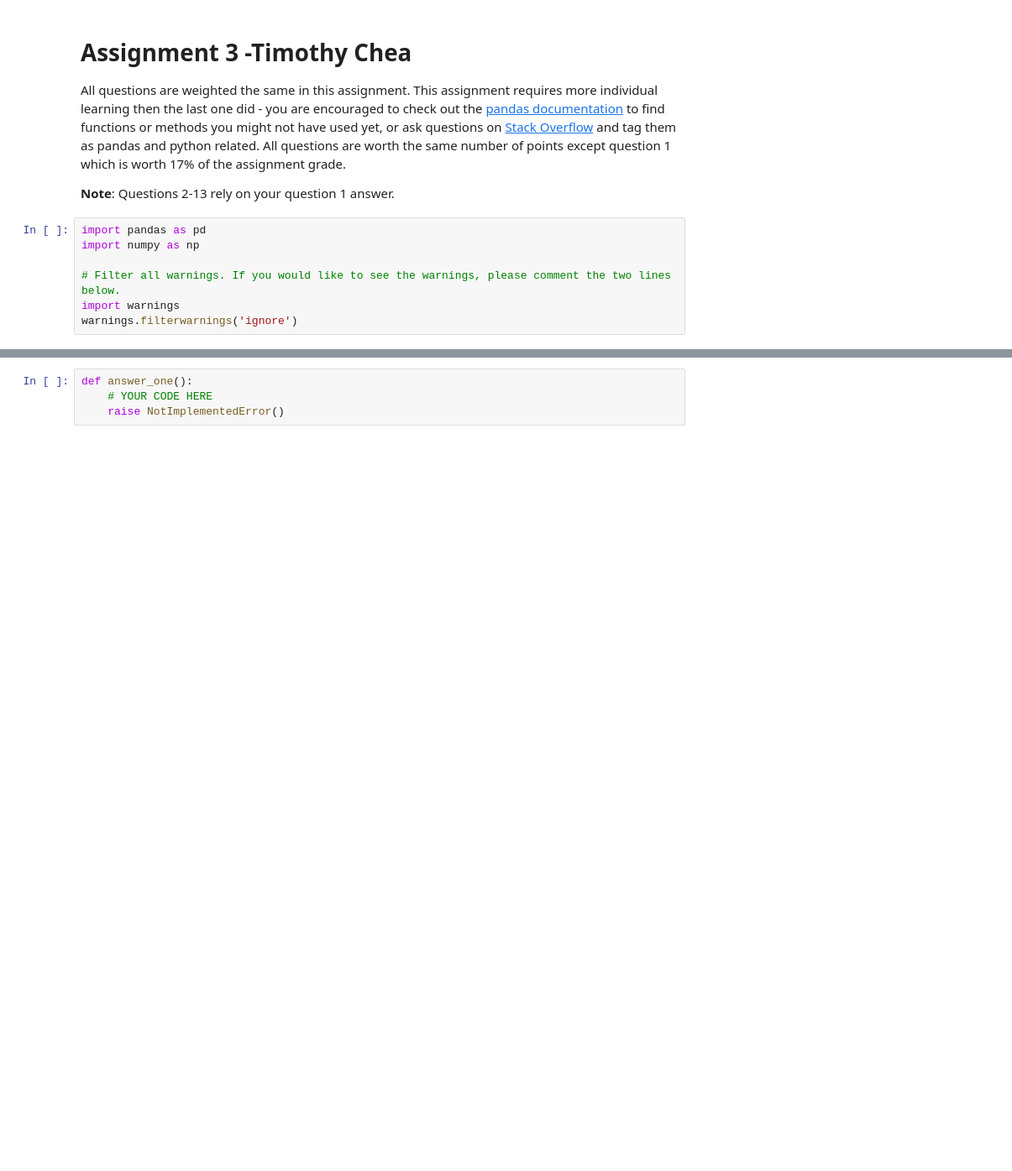
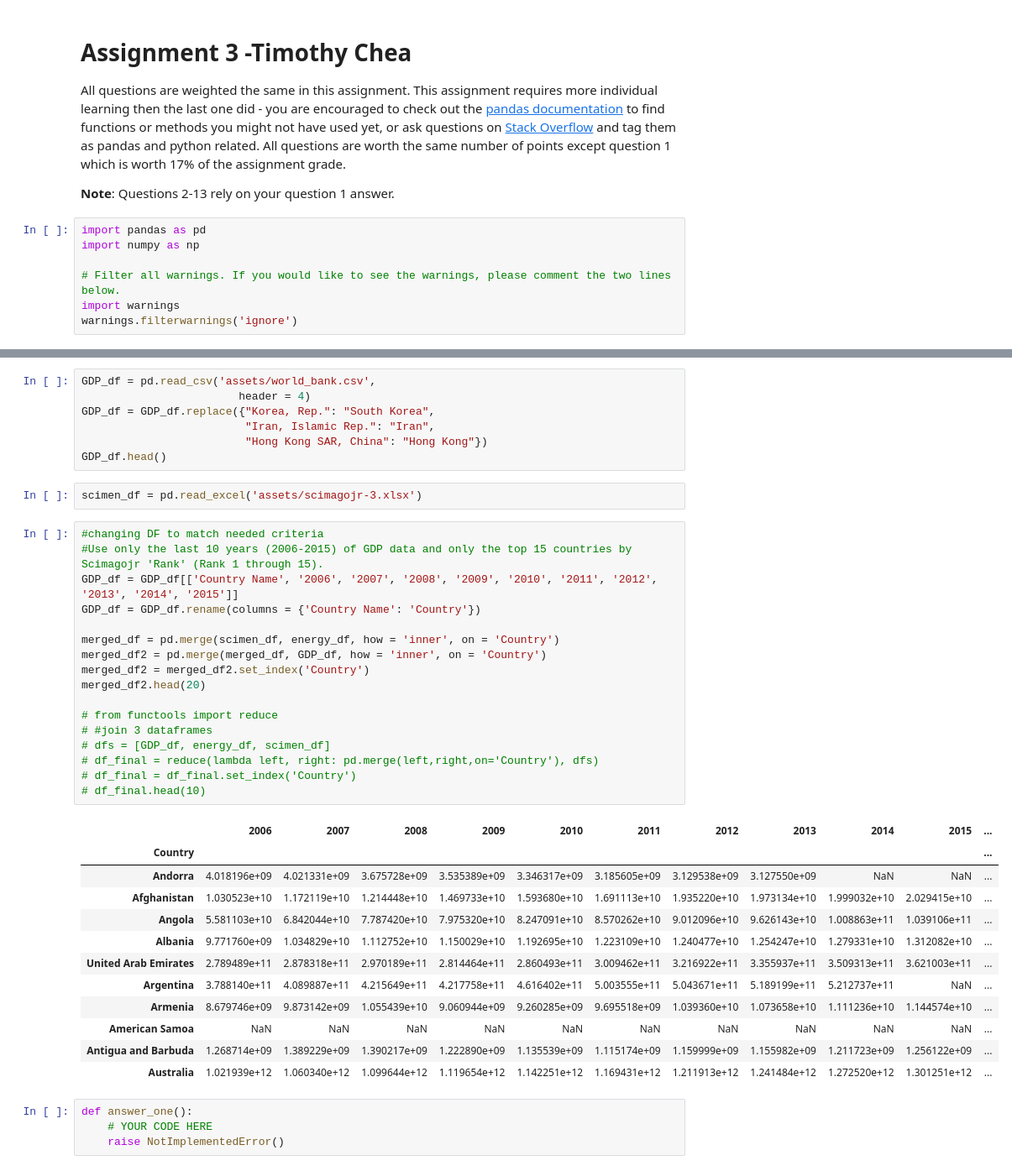
Before and after one commit to timbosan/Python2, a Jupyter notebook: HW/assignment3.ipynb, the cells around one changed output, grey strips where cells are left out. Shown at 84% size. Cells and saved outputs as stored; diff of their text form; blank space fills up the shorter version.

```diff
--- a/HW/assignment3.ipynb
+++ b/HW/assignment3.ipynb
@@ -50,3 +77,42 @@ The index of this DataFrame should be the name of the country, and the columns s
+# %%
+GDP_df = pd.read_csv('assets/world_bank.csv',
+                        header = 4)
+GDP_df = GDP_df.replace({"Korea, Rep.": "South Korea",
+                         "Iran, Islamic Rep.": "Iran",
+                         "Hong Kong SAR, China": "Hong Kong"})
+GDP_df.head()
+# %%
+scimen_df = pd.read_excel('assets/scimagojr-3.xlsx')
+# %%
+#changing DF to match needed criteria
+#Use only the last 10 years (2006-2015) of GDP data and only the top 15 countries by Scimagojr 'Rank' (Rank 1 through 15).
+GDP_df = GDP_df[['Country Name', '2006', '2007', '2008', '2009', '2010', '2011', '2012', '2013', '2014', '2015']]
+GDP_df = GDP_df.rename(columns = {'Country Name': 'Country'})
+
+merged_df = pd.merge(scimen_df, energy_df, how = 'inner', on = 'Country')
+merged_df2 = pd.merge(merged_df, GDP_df, how = 'inner', on = 'Country')
+merged_df2 = merged_df2.set_index('Country')
+merged_df2.head(20)
+
+# from functools import reduce
+# #join 3 dataframes
+# dfs = [GDP_df, energy_df, scimen_df]
+# df_final = reduce(lambda left, right: pd.merge(left,right,on='Country'), dfs)
+# df_final = df_final.set_index('Country')
+# df_final.head(10)
+# %% [output]
+|  | 2006 | 2007 | 2008 | 2009 | 2010 | 2011 | 2012 | 2013 | 2014 | 2015 | ... |
+| Country |  |  |  |  |  |  |  |  |  |  | ... |
+| Andorra | 4.018196e+09 | 4.021331e+09 | 3.675728e+09 | 3.535389e+09 | 3.346317e+09 | 3.185605e+09 | 3.129538e+09 | 3.127550e+09 | NaN | NaN | ... |
+| Afghanistan | 1.030523e+10 | 1.172119e+10 | 1.214448e+10 | 1.469733e+10 | 1.593680e+10 | 1.691113e+10 | 1.935220e+10 | 1.973134e+10 | 1.999032e+10 | 2.029415e+10 | ... |
+| Angola | 5.581103e+10 | 6.842044e+10 | 7.787420e+10 | 7.975320e+10 | 8.247091e+10 | 8.570262e+10 | 9.012096e+10 | 9.626143e+10 | 1.008863e+11 | 1.039106e+11 | ... |
+| Albania | 9.771760e+09 | 1.034829e+10 | 1.112752e+10 | 1.150029e+10 | 1.192695e+10 | 1.223109e+10 | 1.240477e+10 | 1.254247e+10 | 1.279331e+10 | 1.312082e+10 | ... |
+| United Arab Emirates | 2.789489e+11 | 2.878318e+11 | 2.970189e+11 | 2.814464e+11 | 2.860493e+11 | 3.009462e+11 | 3.216922e+11 | 3.355937e+11 | 3.509313e+11 | 3.621003e+11 | ... |
+| Argentina | 3.788140e+11 | 4.089887e+11 | 4.215649e+11 | 4.217758e+11 | 4.616402e+11 | 5.003555e+11 | 5.043671e+11 | 5.189199e+11 | 5.212737e+11 | NaN | ... |
+| Armenia | 8.679746e+09 | 9.873142e+09 | 1.055439e+10 | 9.060944e+09 | 9.260285e+09 | 9.695518e+09 | 1.039360e+10 | 1.073658e+10 | 1.111236e+10 | 1.144574e+10 | ... |
+| American Samoa | NaN | NaN | NaN | NaN | NaN | NaN | NaN | NaN | NaN | NaN | ... |
+| Antigua and Barbuda | 1.268714e+09 | 1.389229e+09 | 1.390217e+09 | 1.222890e+09 | 1.135539e+09 | 1.115174e+09 | 1.159999e+09 | 1.155982e+09 | 1.211723e+09 | 1.256122e+09 | ... |
+| Australia | 1.021939e+12 | 1.060340e+12 | 1.099644e+12 | 1.119654e+12 | 1.142251e+12 | 1.169431e+12 | 1.211913e+12 | 1.241484e+12 | 1.272520e+12 | 1.301251e+12 | ... |
 # %%
 def answer_one():
     # YOUR CODE HERE
```
Also changed, not shown: parts of 3 cells of this notebook.
